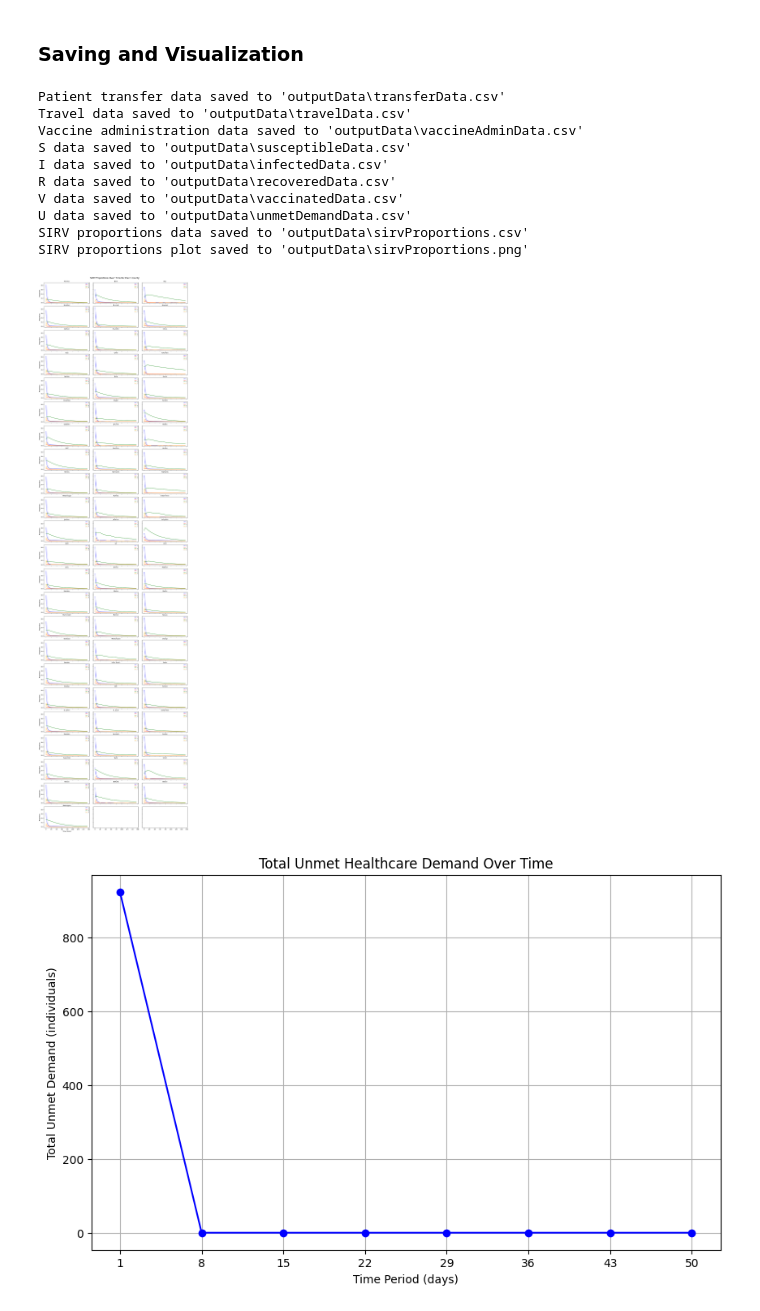
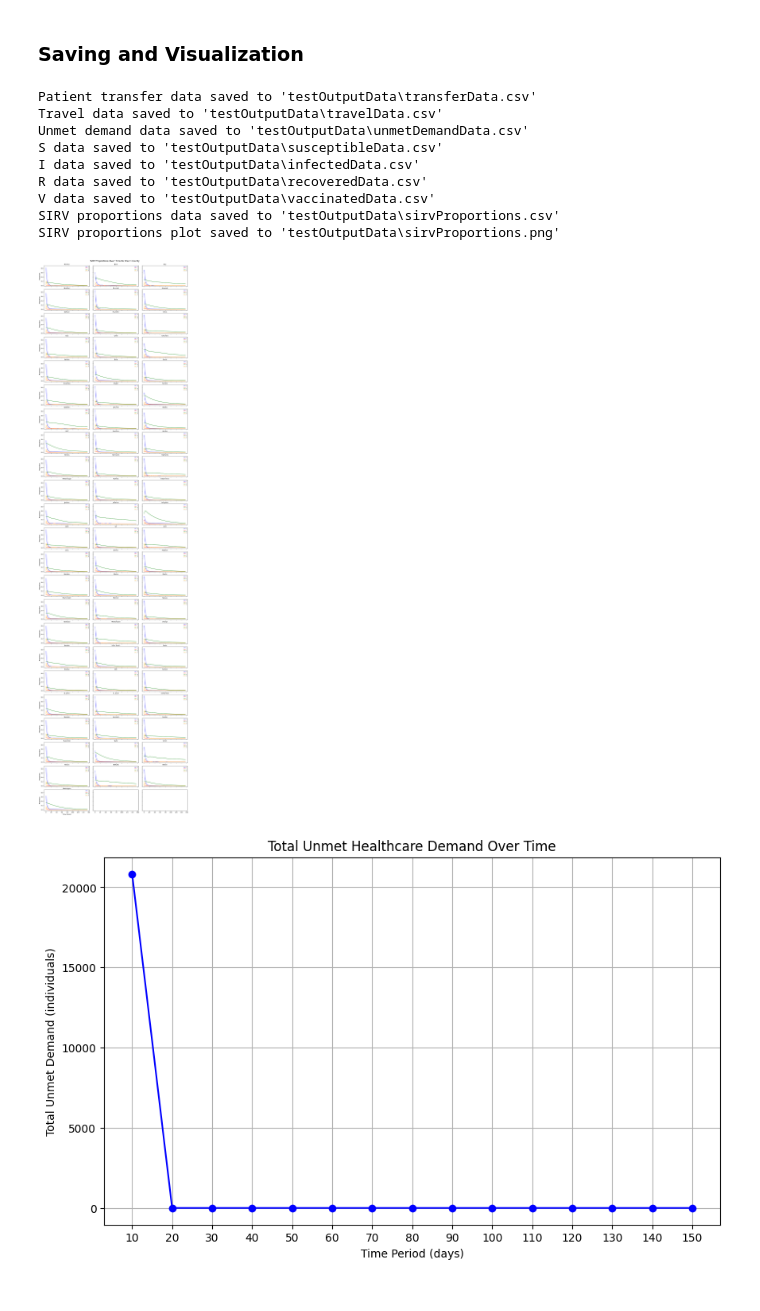
Before and after one commit to alexdelise/Data-Driven-SIRV-OR, a Jupyter notebook: testCode.ipynb, the cells around one changed output. Drawn from its saved outputs; the diff is of its cells as text; code cells hidden in the pictures.

```diff
--- a/testCode.ipynb
+++ b/testCode.ipynb
@@ -276,20 +279,22 @@ Best objective 1.377537171930e+01, best bound 1.377537171930e+01, gap 0.0000%
 # %% [markdown]
 ### Saving and Visualization
 # %%
-output_folder = "outputData"
-save_decision_variables(Z, A, S, I, R, V, U, output_folder, tSet, range(1, 51, q), iSet)
-save_and_plot_sirv_proportions(S, I, R, V, N, iSet, tSet, output_folder)
-plot_unmet_demand(U, range(1, 51, q), iSet)
+output_folder = "testOutputData"
+decision_periods = kSet  # Use kSet for decision-related variables
+time_periods = tSet  # Use tSet for SIRV proportions
+
+save_decision_variables(Z, A, S, I, R, V, U, output_folder, decision_periods, iSet)
+save_and_plot_sirv_proportions(S, I, R, V, N, iSet, time_periods, output_folder)
+plot_unmet_demand(U, decision_periods, iSet)
 # %% [output]
-Patient transfer data saved to 'outputData\transferData.csv'
-Travel data saved to 'outputData\travelData.csv'
-Vaccine administration data saved to 'outputData\vaccineAdminData.csv'
-S data saved to 'outputData\susceptibleData.csv'
-I data saved to 'outputData\infectedData.csv'
-R data saved to 'outputData\recoveredData.csv'
-V data saved to 'outputData\vaccinatedData.csv'
-U data saved to 'outputData\unmetDemandData.csv'
-SIRV proportions data saved to 'outputData\sirvProportions.csv'
-SIRV proportions plot saved to 'outputData\sirvProportions.png'
+Patient transfer data saved to 'testOutputData\transferData.csv'
+Travel data saved to 'testOutputData\travelData.csv'
+Unmet demand data saved to 'testOutputData\unmetDemandData.csv'
+S data saved to 'testOutputData\susceptibleData.csv'
+I data saved to 'testOutputData\infectedData.csv'
+R data saved to 'testOutputData\recoveredData.csv'
+V data saved to 'testOutputData\vaccinatedData.csv'
+SIRV proportions data saved to 'testOutputData\sirvProportions.csv'
+SIRV proportions plot saved to 'testOutputData\sirvProportions.png'
-[figure, old version]
+[figure, new version]
-[figure, old version]
+[figure, new version]
```
Also changed, not shown: parts of 6 cells of this notebook, 21 other files.
